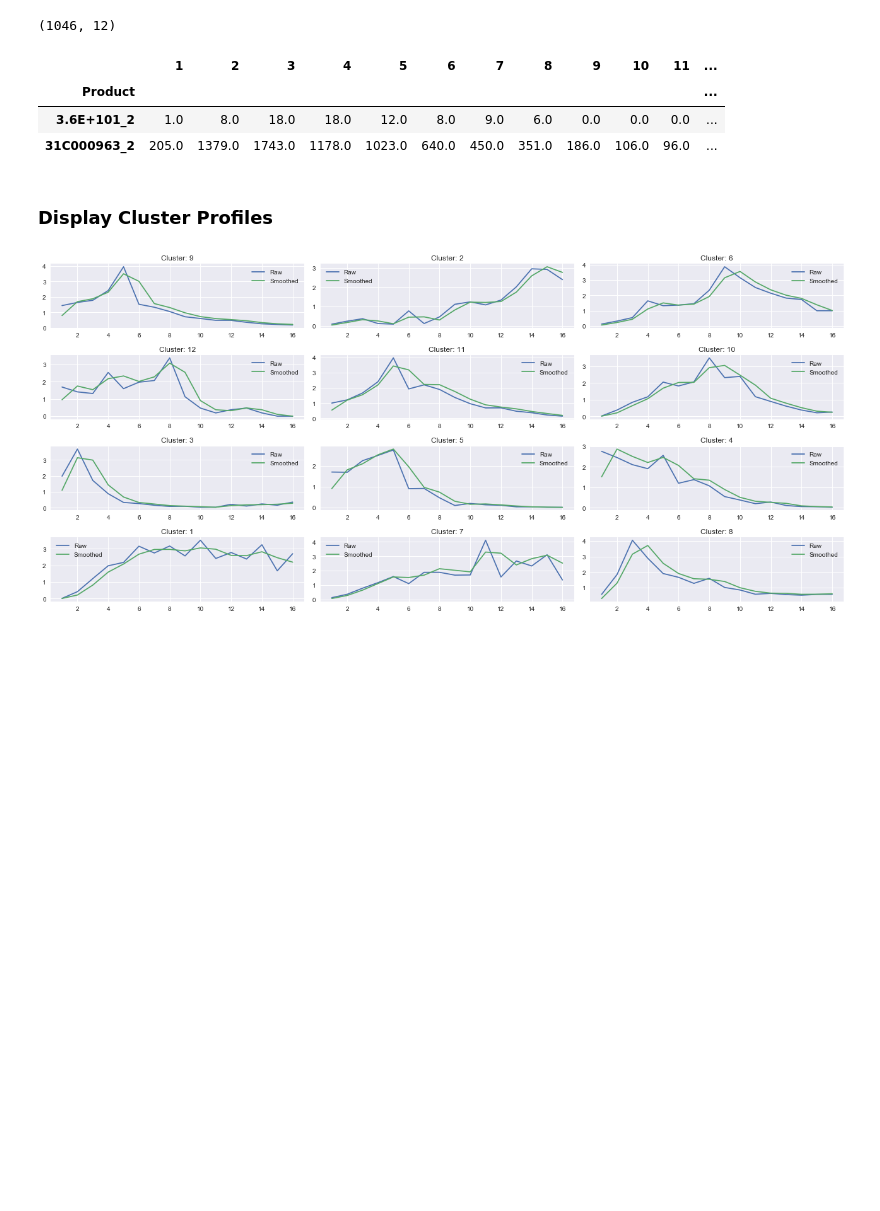
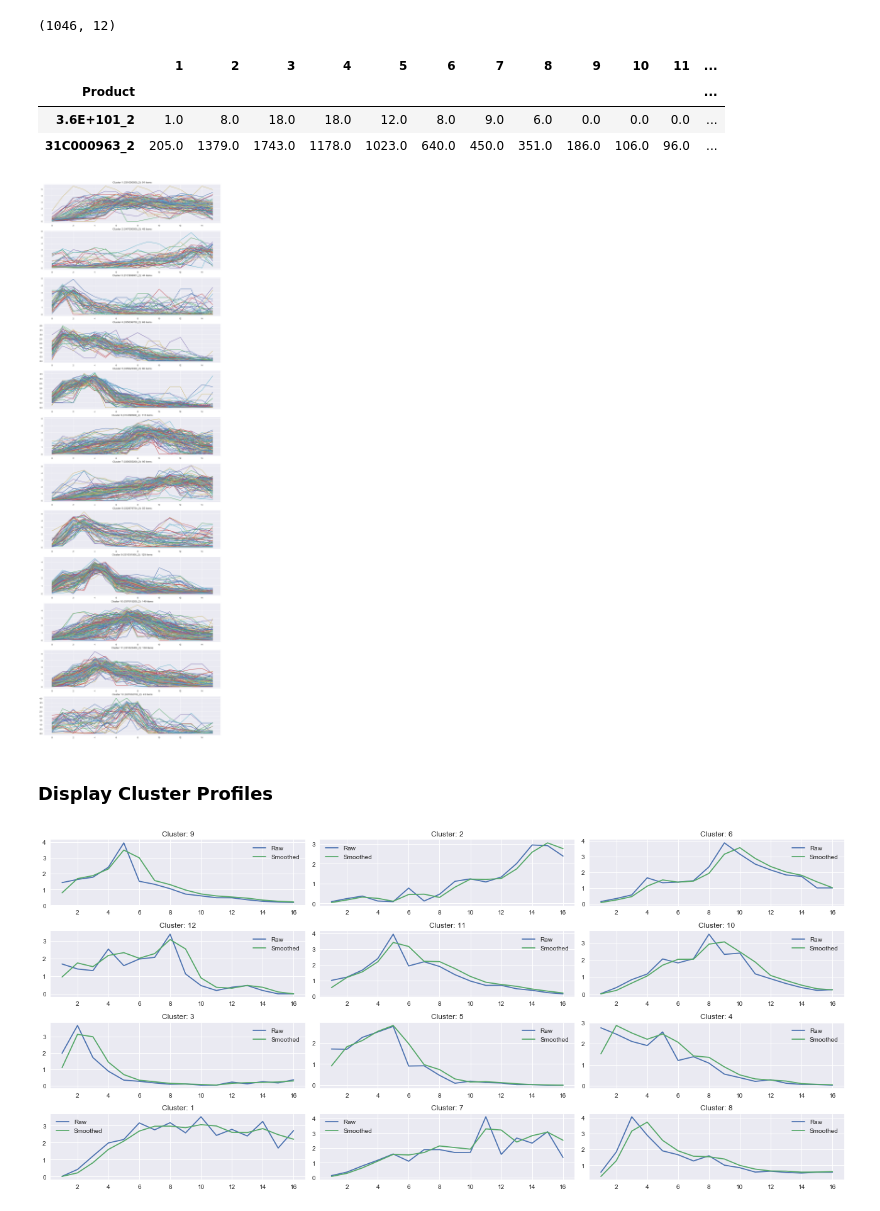
Before and after one commit to imad24/pc_clustering, a Jupyter notebook: notebooks/Cerf7/0.4-imad-cluster-analysis.ipynb, the cells around one changed output. Drawn from its saved outputs; the diff is of its cells as text; code cells hidden in the pictures; blank space fills up the shorter version.

```diff
--- a/notebooks/Cerf7/0.4-imad-cluster-analysis.ipynb
+++ b/notebooks/Cerf7/0.4-imad-cluster-analysis.ipynb
@@ -90,6 +90,16 @@ clean_df.head(2)
 | Product |  |  |  |  |  |  |  |  |  |  |  | ... |
 | 3.6E+101_2 | 1.0 | 8.0 | 18.0 | 18.0 | 12.0 | 8.0 | 9.0 | 6.0 | 0.0 | 0.0 | 0.0 | ... |
 | 31C000963_2 | 205.0 | 1379.0 | 1743.0 | 1178.0 | 1023.0 | 640.0 | 450.0 | 351.0 | 186.0 | 106.0 | 96.0 | ... |
+# %%
+%matplotlib inline
+from visualization import visualize as viz
+%aimport visualization.visualize
+
+plot_df = clean_df.join(prd_cluster_df,how="inner")
+
+viz.cluster_plot(plot_df,centroid_only = False)
+# %% [output]
+[figure, added]
 # %% [markdown]
 ### Display Cluster Profiles
 # %%
```
Also changed, not shown: parts of 11 cells of this notebook, 18 other files.
